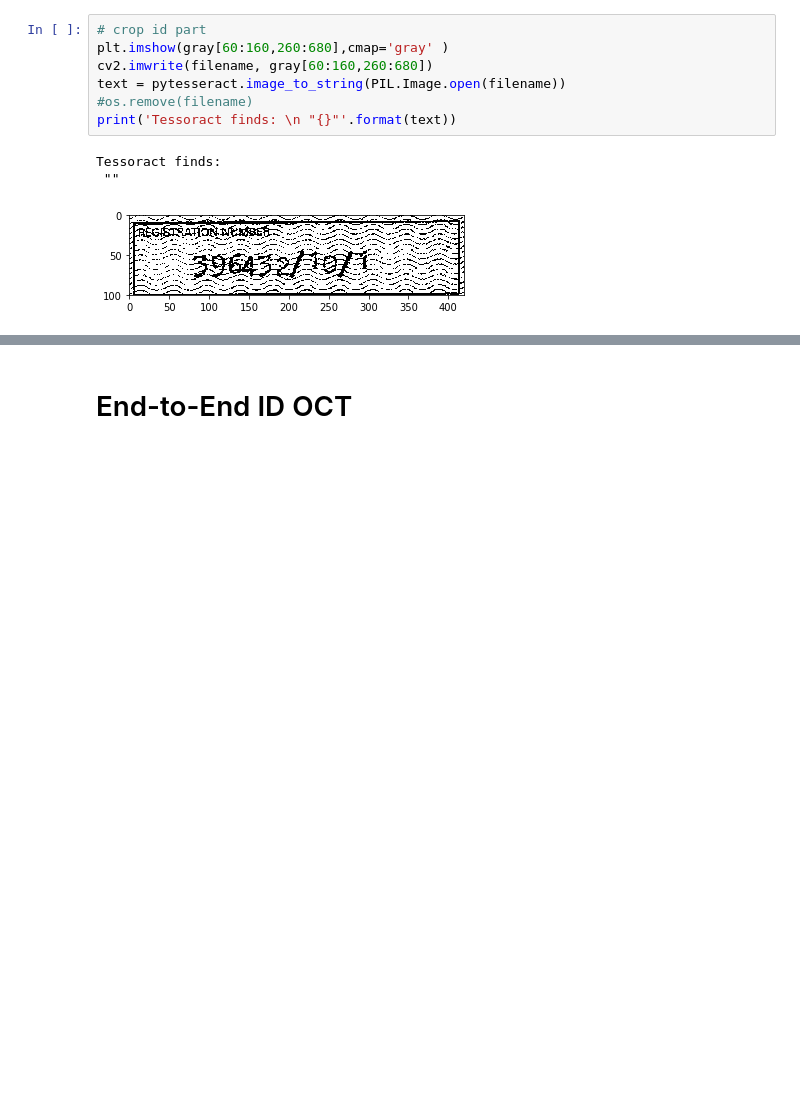
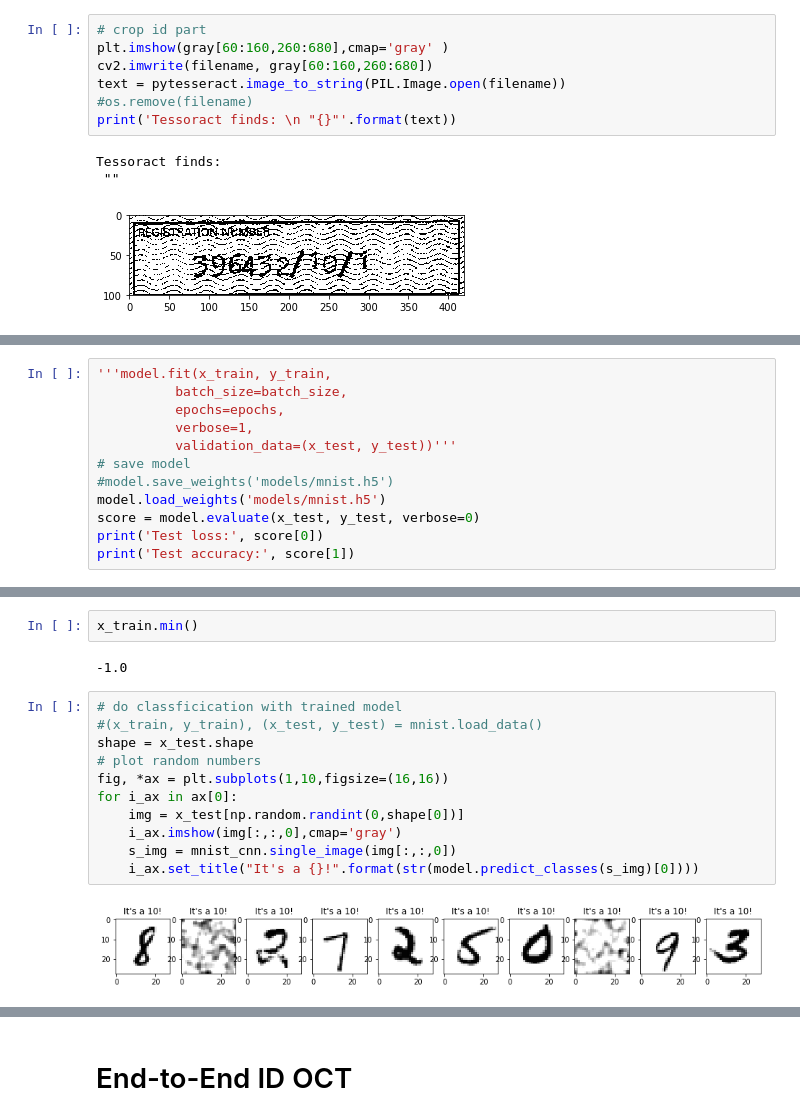
Before and after one commit to drdangersimon/OCR_prez, a Jupyter notebook: presentations/IndabaX_Prez.ipynb, the cells around one changed output, grey strips where cells are left out. Saved outputs shown, nothing was run; the diff lists cells and outputs as text; blank space fills up the shorter version.

```diff
--- a/presentations/IndabaX_Prez.ipynb
+++ b/presentations/IndabaX_Prez.ipynb
@@ -122,0 +193,12 @@ Tessoract finds:
+# %%
+'''model.fit(x_train, y_train,
+          batch_size=batch_size,
+          epochs=epochs,
+          verbose=1,
+          validation_data=(x_test, y_test))'''
+# save model
+#model.save_weights('models/mnist.h5')
+model.load_weights('models/mnist.h5')
+score = model.evaluate(x_test, y_test, verbose=0)
+print('Test loss:', score[0])
+print('Test accuracy:', score[1])
@@ -122,0 +208,17 @@ Tessoract finds:
+# %%
+x_train.min()
+# %% [output]
+-1.0
+# %%
+# do classficication with trained model
+#(x_train, y_train), (x_test, y_test) = mnist.load_data()
+shape = x_test.shape
+# plot random numbers
+fig, *ax = plt.subplots(1,10,figsize=(16,16))
+for i_ax in ax[0]:
+    img = x_test[np.random.randint(0,shape[0])]
+    i_ax.imshow(img[:,:,0],cmap='gray')
+    s_img = mnist_cnn.single_image(img[:,:,0])
+    i_ax.set_title("It's a {}!".format(str(model.predict_classes(s_img)[0])))
+# %% [output]
+[figure, added]
```
Also changed, not shown: parts of 38 cells of this notebook.
